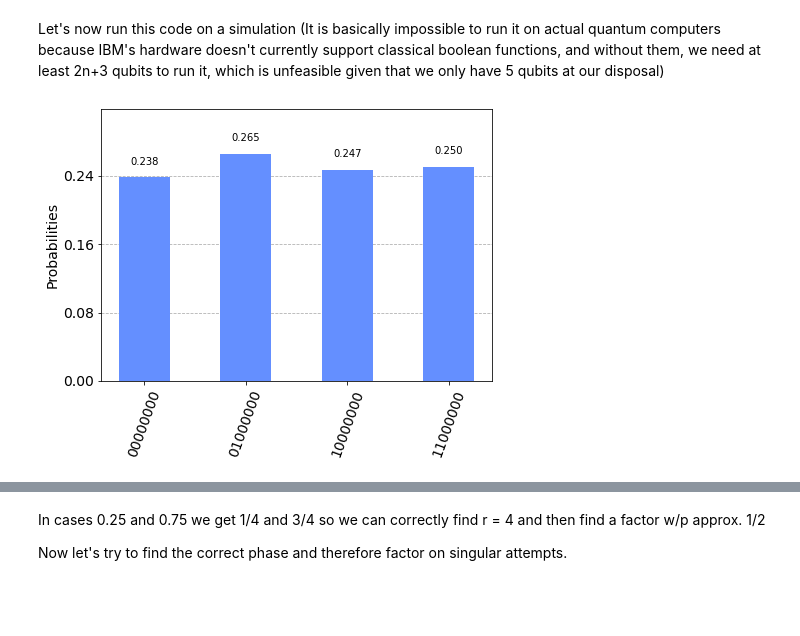
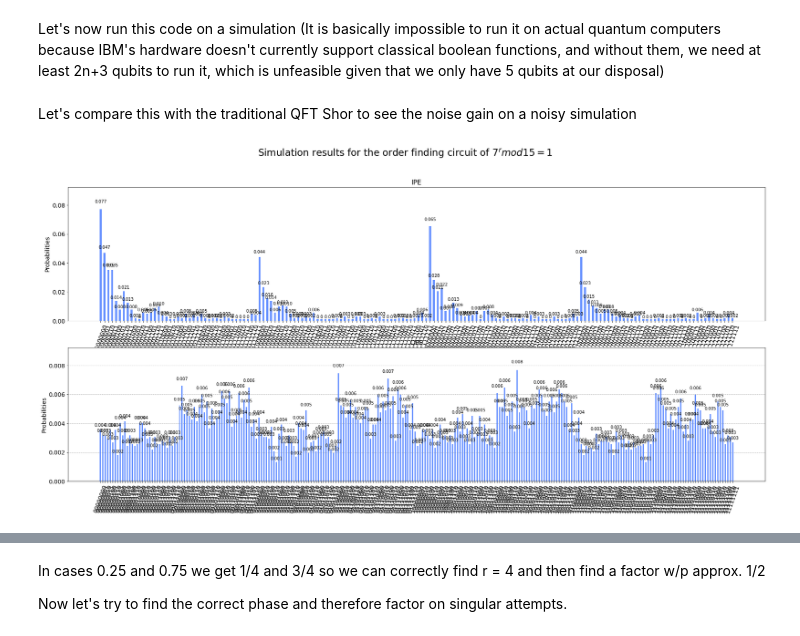
Before and after one commit to fgrosshans/M1-22-PIQ, a Jupyter notebook: IPEshor.ipynb, the cells around one changed output, grey strips where cells are left out. Drawn from its saved outputs; the diff is of its cells as text; code cells hidden in the pictures; blank space fills up the shorter version.

Commit message:
added results

```diff
--- a/IPEshor.ipynb
+++ b/IPEshor.ipynb
@@ -66,14 +64,2 @@ shor_15(7,8).draw()
 # %% [markdown]
 Let's now run this code on a simulation (It is basically impossible to run it on actual quantum computers because IBM's hardware doesn't currently support classical boolean functions, and without them, we need at least 2n+3 qubits to run it, which is unfeasible given that we only have 5 qubits at our disposal)
-# %%
-N = 15
-a = 7
-precision = 8
-sim = Aer.get_backend('aer_simulator')
-t_shor = transpile(shor_15(a, precision), sim)
-qobj = assemble(t_shor)
-results = sim.run(qobj).result()
-counts = results.get_counts()
-plot_histogram(counts)
-# %% [output]
-[figure, removed]
@@ -79,0 +76,2 @@ plot_histogram(counts)
+# %% [markdown]
+Let's compare this with the traditional QFT Shor to see the noise gain on a noisy simulation
@@ -80,3 +138,27 @@ plot_histogram(counts)
+# %%
+from qiskit.test.mock import FakeMelbourne
+from qiskit.providers.aer import AerSimulator
+
+backend = FakeMelbourne()
+sim_Melbourne = AerSimulator.from_backend(backend)
+
+shots=8192
+
+shor_Orig_trans = transpile(shor_Orig, backend, optimization_level=3)
+count_shorOrig_noise = sim_Melbourne.run(shor_Orig_trans, shots=shots).result().get_counts()
+t_shor = transpile(shor_15(a, precision), sim)
+qobj = assemble(t_shor)
+results = sim_Melbourne.run(qobj).result()
+counts = results.get_counts()
+fig, ax = plt.subplots(2,1, figsize=(30,13))
+fig.suptitle('Simulation results for the order finding circuit of $7^{r} mod 15 = 1$', fontsize=23)
+plot_histogram(counts, ax=ax[0])
+plot_histogram(count_shorOrig_noise, ax=ax[1])
+ax[0].set_title('IPE', fontsize=16)
+ax[1].set_title('QPE', fontsize=16)
+plt.show()
+# %% [output]
+[figure, added]
 # %%
 rows, measured_phases = [], []
 for output in counts:
```
Also changed, not shown: parts of 11 cells of this notebook.
